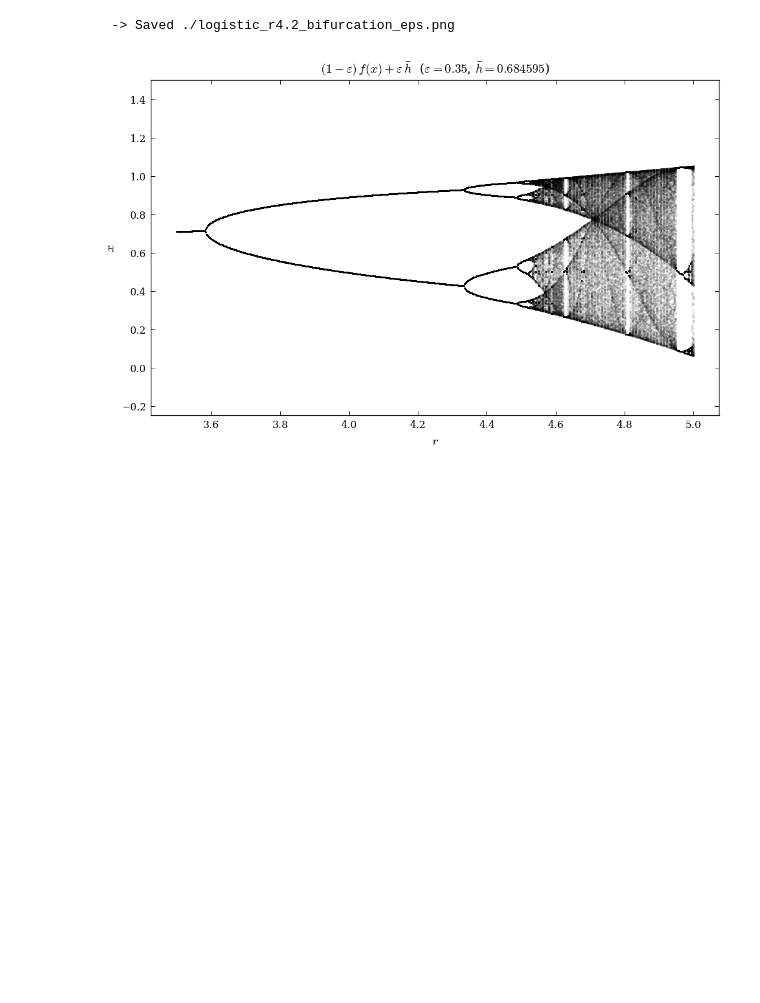
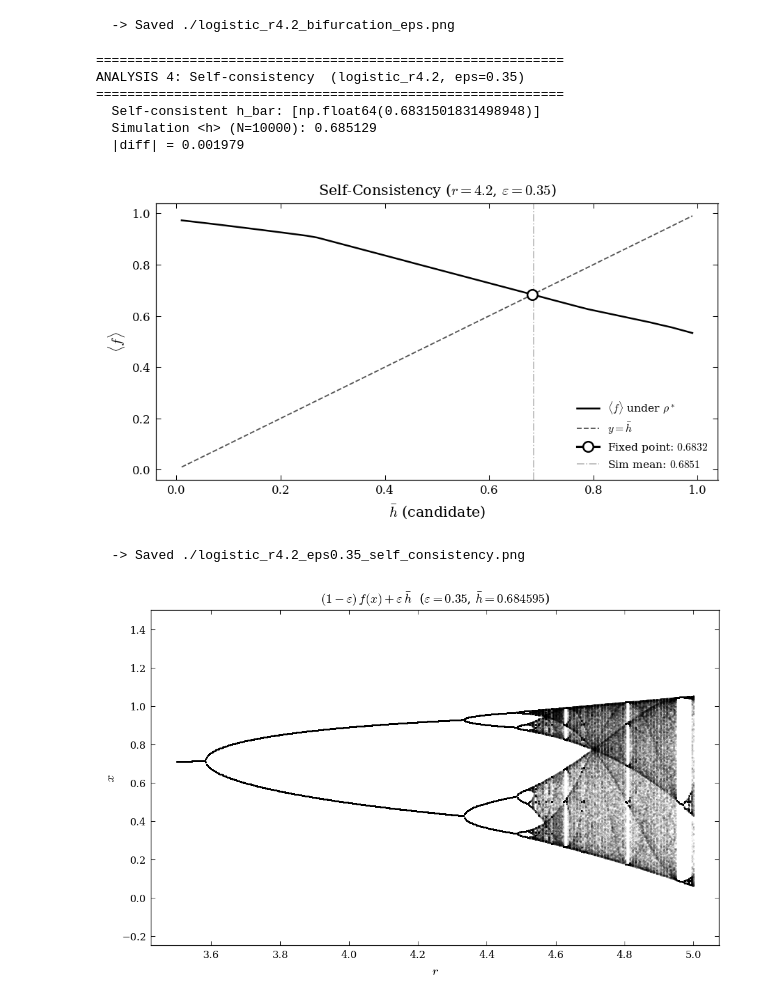
Before and after one commit to DaNameless/sophrosyne, a Jupyter notebook: code/notebooks/logistic.ipynb, the cells around one changed output. Cells and saved outputs as stored; diff of their text form; code cells hidden in the pictures; blank space fills up the shorter version.

```diff
--- a/code/notebooks/logistic.ipynb
+++ b/code/notebooks/logistic.ipynb
@@ -40,6 +43,17 @@ sys.bifurcation_diagram(bifurcation_param="eps", h_bar=0.68, y_lim=(-0.5,1.5))
 # %% [output]
 [figure]
   -> Saved ./logistic_r4.2_bifurcation_eps.png
+# %%
+sys.analysis_self_consistency(eps=0.35)
+# %% [output]
+============================================================
+ANALYSIS 4: Self-consistency  (logistic_r4.2, eps=0.35)
+============================================================
+  Self-consistent h_bar: [np.float64(0.6831501831498948)]
+  Simulation <h> (N=10000): 0.685129
+  |diff| = 0.001979
+[figure, added]
+  -> Saved ./logistic_r4.2_eps0.35_self_consistency.png
 # %%
 sys.bifurcation_diagram(bifurcation_param='map_param', map_factory=lambda r:CoupledMapLattice.from_logistic(r=r), param_range=(3.5,5), eps_fixed=0.35, h_bar=0.684595, y_lim=(-0.25, 1.5), sweep_label="r")
 # %% [output]
```
Also changed, not shown: parts of 1 cell of this notebook, 2 other files.
